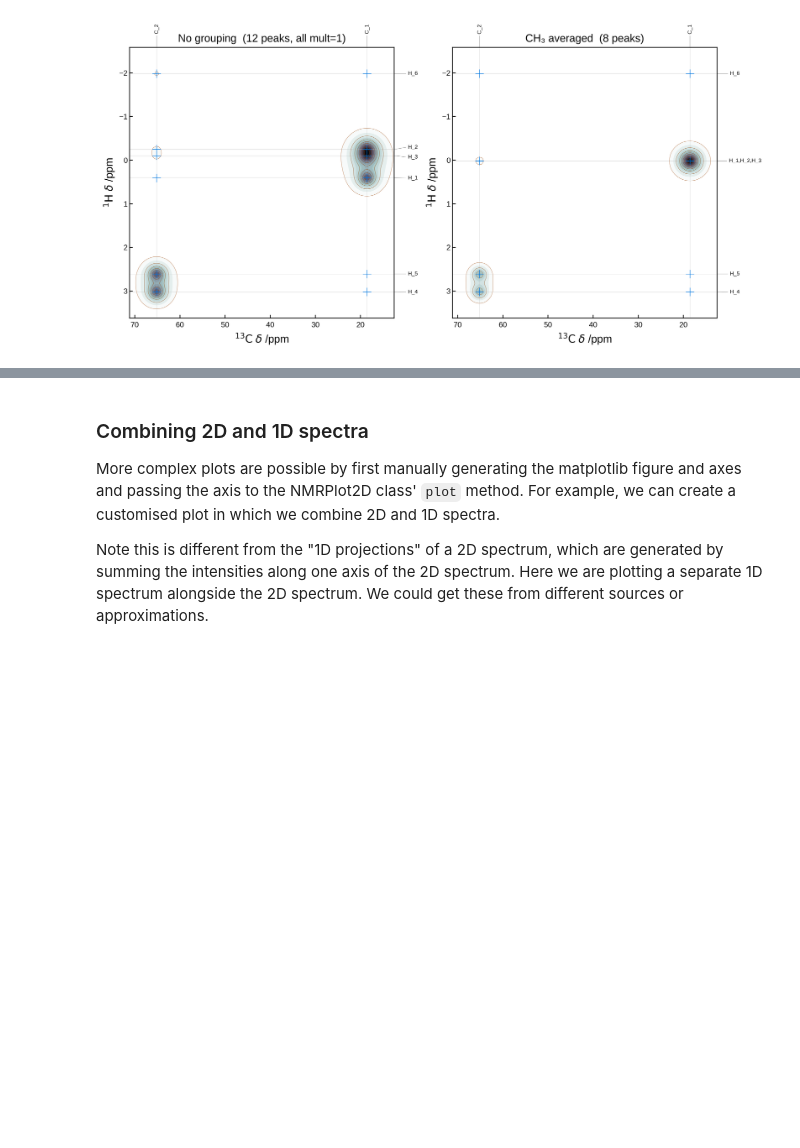
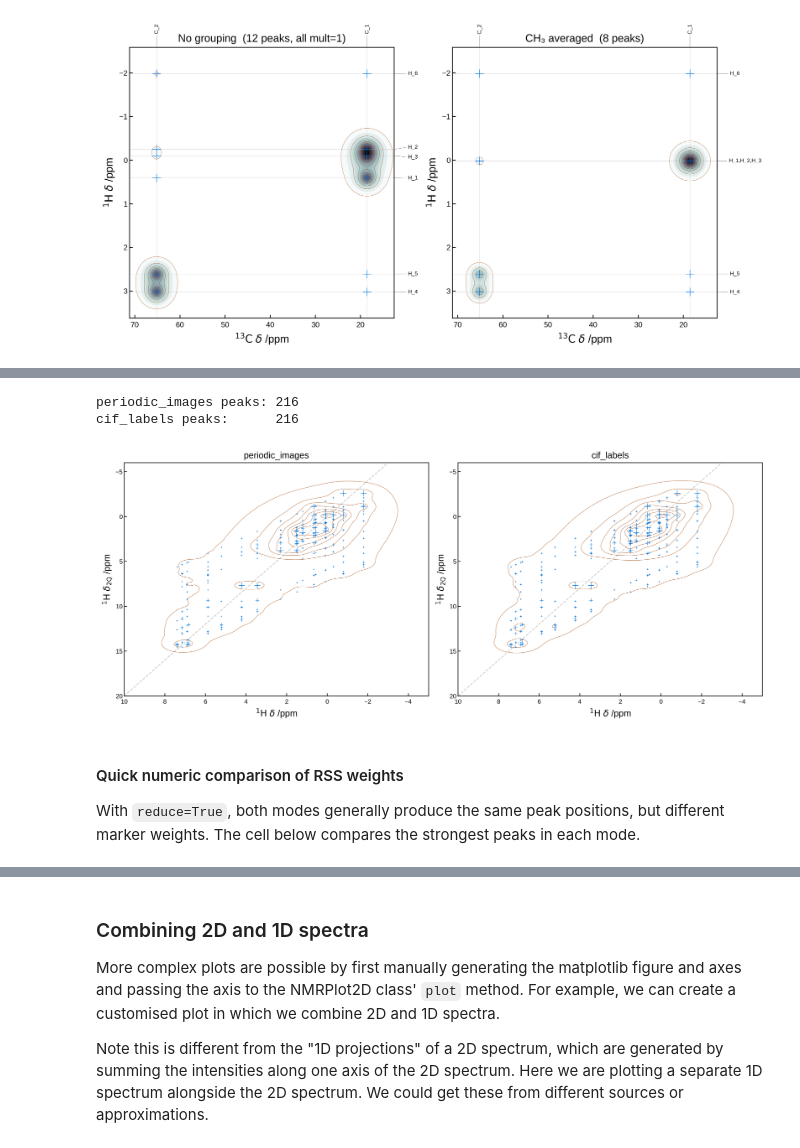
Before and after one commit to CCP-NC/soprano, a Jupyter notebook: tutorials/05-nmr-2d.ipynb, the cells around one changed output, grey strips where cells are left out. Drawn from its saved outputs; the diff is of its cells as text; code cells hidden in the pictures; blank space fills up the shorter version.

```diff
--- a/tutorials/05-nmr-2d.ipynb
+++ b/tutorials/05-nmr-2d.ipynb
@@ -401,0 +601,52 @@ Peaks after CH₃ averaging:
+# %%
+# Compare two rss_expand_j modes on EDIZUM with the same plotting settings.
+fig, axes = plt.subplots(1, 2, figsize=(12, 5))
+
+# Keywords related to the RSS dipolar coupling calculation:
+rss_kw = dict(
+    xelement='H',
+    yelement='H',
+    yaxis_order='2Q',
+    rcut=5.0,
+    correlation_strength_metric='dipolar_rss',
+    rss_cutoff=8.0,
+    references={'H': 29.5},
+    gradients={'H': -0.95},
+    reduce=True,
+)
+# Plotting keywords (same for both plots):
+settings_kw = dict(
+    show_contour=True,
+    show_markers=True,
+    show_connectors=False,
+    show_diagonal=True,
+    show_labels=False,
+    show_lines=False,
+    x_broadening=1.0,
+    y_broadening=1.0,
+    broadening_type='lorentzian',
+    colormap='bone_r',
+    contour_levels=8,
+    contour_linewidth=0.3,
+    scale_markers=True,
+    max_marker_size=60,
+    xlim=(10, -5),
+    ylim=(20, -6),
+)
+
+# --- periodic_images ---#
+# include only periodic images of pairs within the RSS cutoff radius (default)
+nmr_dqsq_pbc = NMRData2D(edizum, **rss_kw, rss_expand_j='periodic_images')
+NMRPlot2D(nmr_dqsq_pbc, PlotSettings(**settings_kw), ax=axes[0]).plot()
+axes[0].set_title('periodic_images')
+
+# --- cif_labels ---#
+# include pairs based on equivalent CIF labels (e.g. H1 to all other sites labelled H1, including periodic images)
+nmr_dqsq_cif = NMRData2D(edizum, **rss_kw, rss_expand_j='cif_labels')
+NMRPlot2D(nmr_dqsq_cif, PlotSettings(**settings_kw), ax=axes[1]).plot()
+axes[1].set_title('cif_labels')
+
+print(f"periodic_images peaks: {len(nmr_dqsq_pbc.peaks)}")
+print(f"cif_labels peaks:      {len(nmr_dqsq_cif.peaks)}")
+plt.tight_layout()
+# %% [output]
@@ -401,0 +657,8 @@ Peaks after CH₃ averaging:
+periodic_images peaks: 216
+cif_labels peaks:      216
+[figure, added]
+# %% [markdown]
+#### Quick numeric comparison of RSS weights
+
+With `reduce=True`, both modes generally produce the same peak positions, but different marker weights.
+The cell below compares the strongest peaks in each mode.
```
Also changed, not shown: parts of 30 cells of this notebook.
